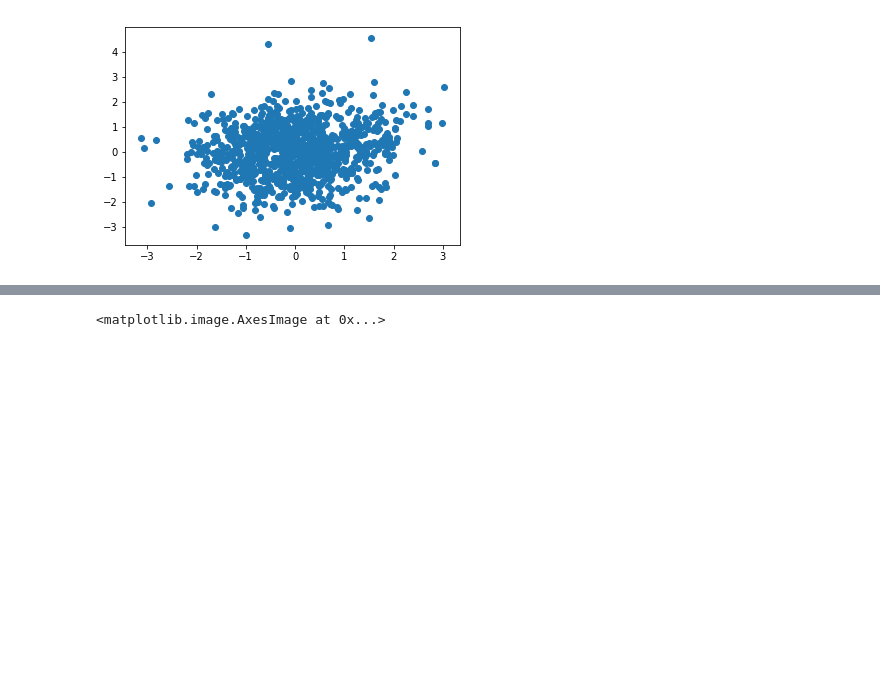
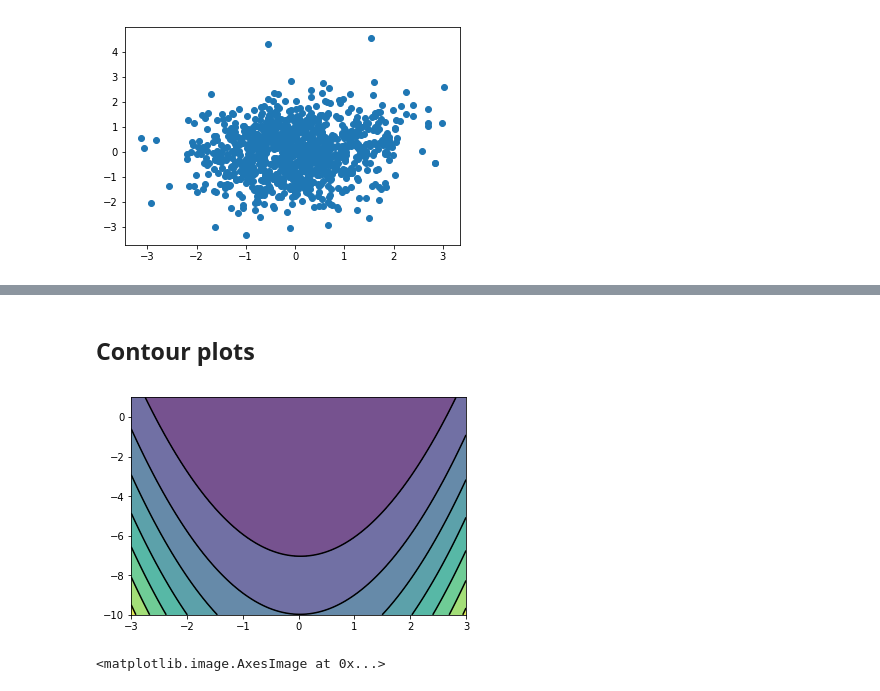
Before and after one commit to andrewkern/biol610, a Jupyter notebook: notebooks/lecture5.ipynb, the cells around one changed output, grey strips where cells are left out. Saved outputs shown, nothing was run; the diff lists cells and outputs as text; code cells hidden in the pictures; blank space fills up the shorter version.

```diff
--- a/notebooks/lecture5.ipynb
+++ b/notebooks/lecture5.ipynb
@@ -102,3 +102,20 @@ plt.scatter(x[:,0],x[:,1])
+# %% [markdown]
+## Contour plots
+# %%
+def banana_function(x, y):
+    a = 1
+    b = 2
+    return((a-x)**2 + (b*(y - x**2)**2))
+
+n = 512
+x = np.linspace(-3, 3, n)
+y = np.linspace(-10, 1, n)
+X, Y = np.meshgrid(x, y)
+
+plt.contourf(X, Y, banana_function(X, Y), 8, alpha=.75, cmap='viridis')
+C = plt.contour(X, Y, banana_function(X, Y), 8, colors='black')
+# %% [output]
+[figure, added]
 # %%
 def f(x, y):
      return(np.sin(x**2 + y**2) / (x**2 + y**2))
```
Also changed, not shown: parts of 1 cell of this notebook.
